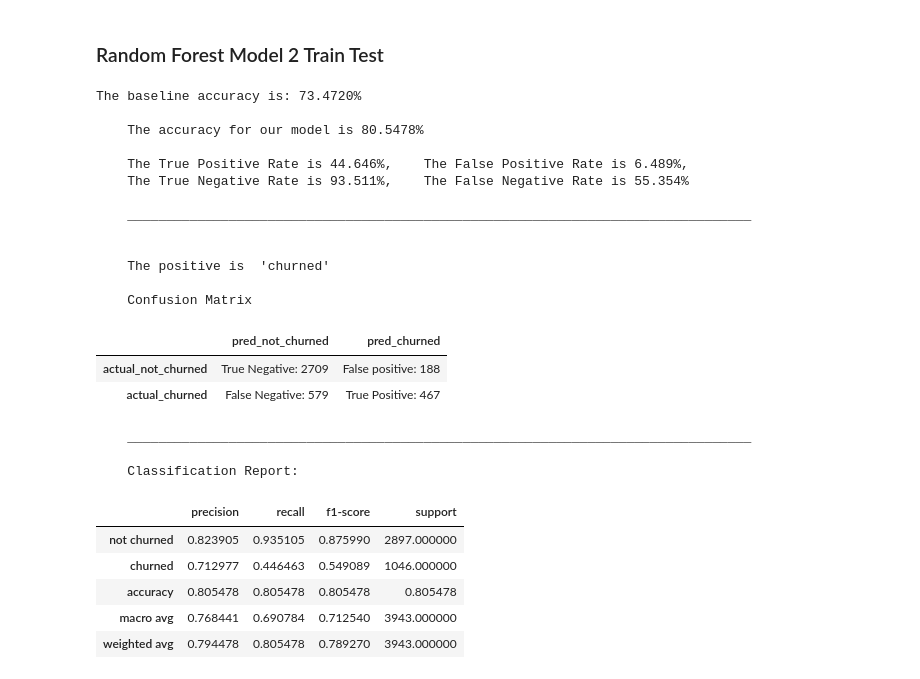
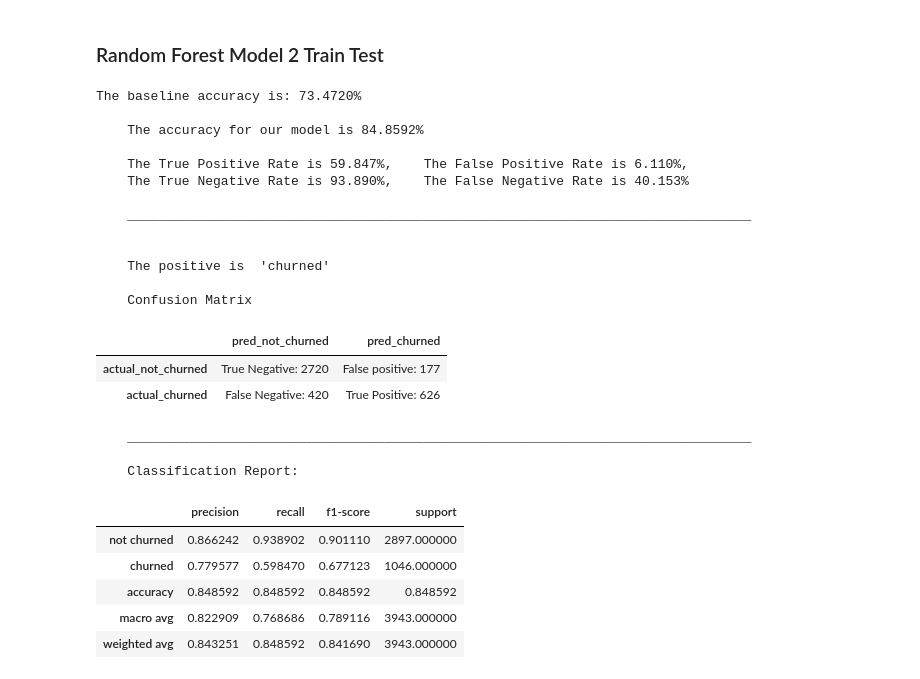
Before and after one commit to ForrestMccrosky/Classification_Project, a Jupyter notebook: final_class_project.ipynb, the cells around one changed output. Drawn from its saved outputs; the diff is of its cells as text; code cells hidden in the pictures.

```diff
--- a/final_class_project.ipynb
+++ b/final_class_project.ipynb
@@ -506,34 +515,34 @@ The baseline accuracy is: 73.4720%
 # %% [markdown]
 ### Random Forest Model 2 Train Test
 # %%
-forest_model2 = RandomForestClassifier(max_leaf_nodes = 23)
+forest_model2 = RandomForestClassifier(max_leaf_nodes = 70)
 forest_model2.fit(X_train, y_train)
 
 print(f'The baseline accuracy is: {base_acc:.4%}')
 evaluate(X_train, y_train, forest_model2)
 # %% [output]
 The baseline accuracy is: 73.4720%
 
-    The accuracy for our model is 80.5478%
+    The accuracy for our model is 84.8592%
 
-    The True Positive Rate is 44.646%,    The False Positive Rate is 6.489%,
-    The True Negative Rate is 93.511%,    The False Negative Rate is 55.354%
+    The True Positive Rate is 59.847%,    The False Positive Rate is 6.110%,
+    The True Negative Rate is 93.890%,    The False Negative Rate is 40.153%
 
     ________________________________________________________________________________
 
 
     The positive is  'churned'
 
     Confusion Matrix
 |  | pred_not_churned | pred_churned |
-| actual_not_churned | True Negative: 2709 | False positive: 188 |
-| actual_churned | False Negative: 579 | True Positive: 467 |
+| actual_not_churned | True Negative: 2720 | False positive: 177 |
+| actual_churned | False Negative: 420 | True Positive: 626 |
     ________________________________________________________________________________
 
     Classification Report:
 |  | precision | recall | f1-score | support |
-| not churned | 0.823905 | 0.935105 | 0.875990 | 2897.000000 |
-| churned | 0.712977 | 0.446463 | 0.549089 | 1046.000000 |
-| accuracy | 0.805478 | 0.805478 | 0.805478 | 0.805478 |
-| macro avg | 0.768441 | 0.690784 | 0.712540 | 3943.000000 |
-| weighted avg | 0.794478 | 0.805478 | 0.789270 | 3943.000000 |
+| not churned | 0.866242 | 0.938902 | 0.901110 | 2897.000000 |
+| churned | 0.779577 | 0.598470 | 0.677123 | 1046.000000 |
+| accuracy | 0.848592 | 0.848592 | 0.848592 | 0.848592 |
+| macro avg | 0.822909 | 0.768686 | 0.789116 | 3943.000000 |
+| weighted avg | 0.843251 | 0.848592 | 0.841690 | 3943.000000 |
```
Also changed, not shown: parts of 19 cells of this notebook.
